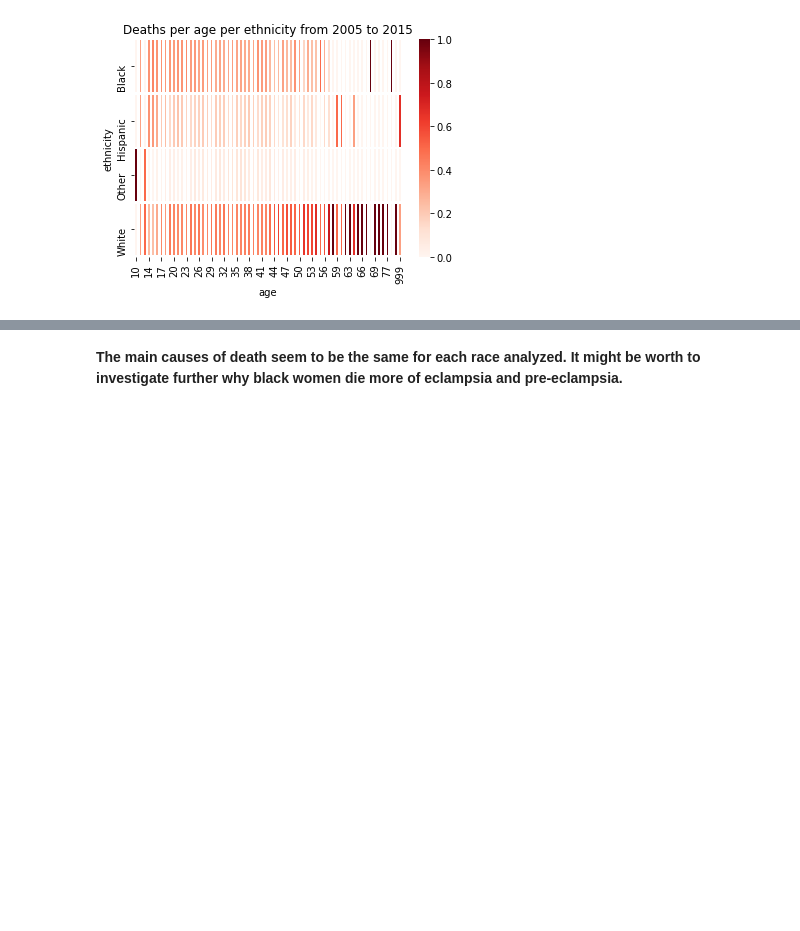
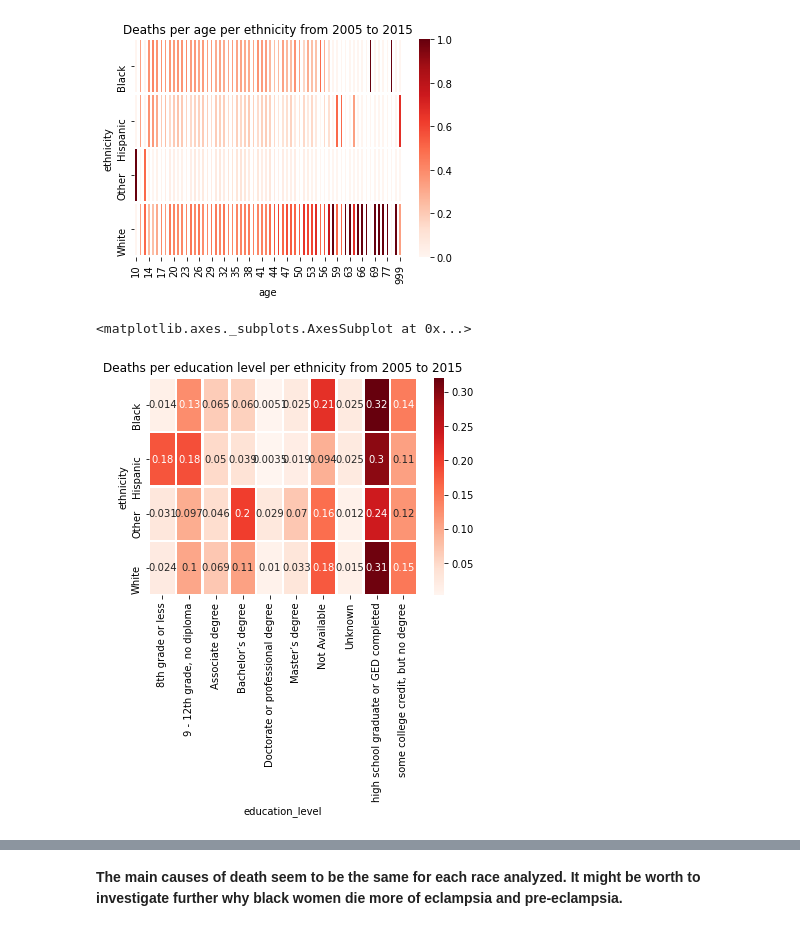
Before and after one commit to andrezafeu/maternal_mortality, a Jupyter notebook: EDA.ipynb, the cells around one changed output, grey strips where cells are left out. Saved outputs shown, nothing was run; the diff lists cells and outputs as text; code cells hidden in the pictures; blank space fills up the shorter version.

```diff
--- a/EDA.ipynb
+++ b/EDA.ipynb
@@ -541,3 +542,8 @@ create_ethnicity_heatmap(df, 'age', 'columns', False)
 # %% [output]
 <matplotlib.axes._subplots.AxesSubplot at 0x...>
 [figure]
+# %%
+create_ethnicity_heatmap(df, 'education_level', 'index')
+# %% [output]
+<matplotlib.axes._subplots.AxesSubplot at 0x...>
+[figure, added]
```
Also changed, not shown: parts of 13 cells of this notebook, 4 other files.
